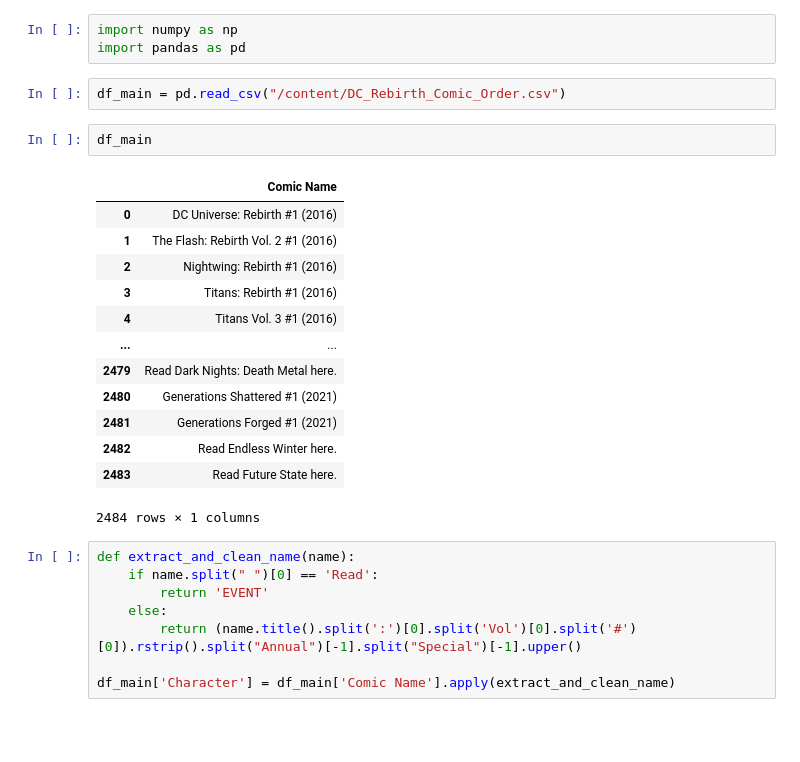
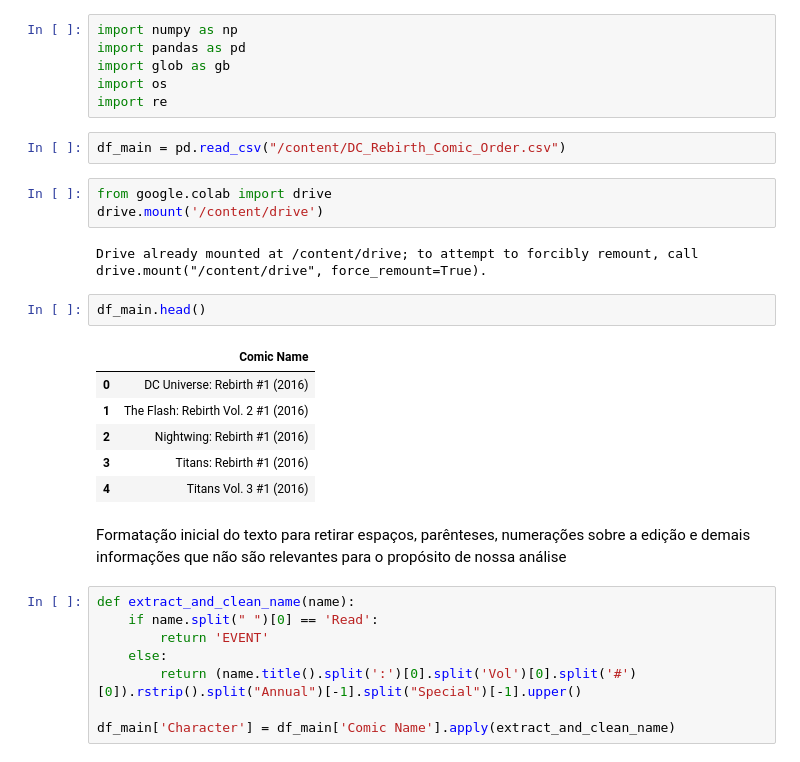
Before and after one commit to RicNavarro/DC-Rebirth-analysis, a Jupyter notebook: DC_Rebirth_List.ipynb, the cells around one changed output. Saved outputs shown, nothing was run; the diff lists cells and outputs as text; blank space fills up the shorter version.

```diff
--- a/DC_Rebirth_List.ipynb
+++ b/DC_Rebirth_List.ipynb
@@ -3,24 +3,27 @@
 # %%
 import numpy as np
 import pandas as pd
+import glob as gb
+import os
+import re
 # %%
 df_main = pd.read_csv("/content/DC_Rebirth_Comic_Order.csv")
+# %%
+from google.colab import drive
+drive.mount('/content/drive')
+# %% [output]
+Drive already mounted at /content/drive; to attempt to forcibly remount, call drive.mount("/content/drive", force_remount=True).
 # %%
-df_main
+df_main.head()
 # %% [output]
 |  | Comic Name |
 | 0 | DC Universe: Rebirth #1 (2016) |
 | 1 | The Flash: Rebirth Vol. 2 #1 (2016) |
 | 2 | Nightwing: Rebirth #1 (2016) |
 | 3 | Titans: Rebirth #1 (2016) |
 | 4 | Titans Vol. 3 #1 (2016) |
-| ... | ... |
-| 2479 | Read Dark Nights: Death Metal here. |
-| 2480 | Generations Shattered #1 (2021) |
-| 2481 | Generations Forged #1 (2021) |
-| 2482 | Read Endless Winter here. |
-| 2483 | Read Future State here. |
-2484 rows × 1 columns
+# %% [markdown]
+Formatação inicial do texto para retirar espaços, parênteses, numerações sobre a edição e demais informações que não são relevantes para o propósito de nossa análise
 # %%
 def extract_and_clean_name(name):
     if name.split(" ")[0] == 'Read':
```
Also changed, not shown: parts of 9 cells of this notebook.
